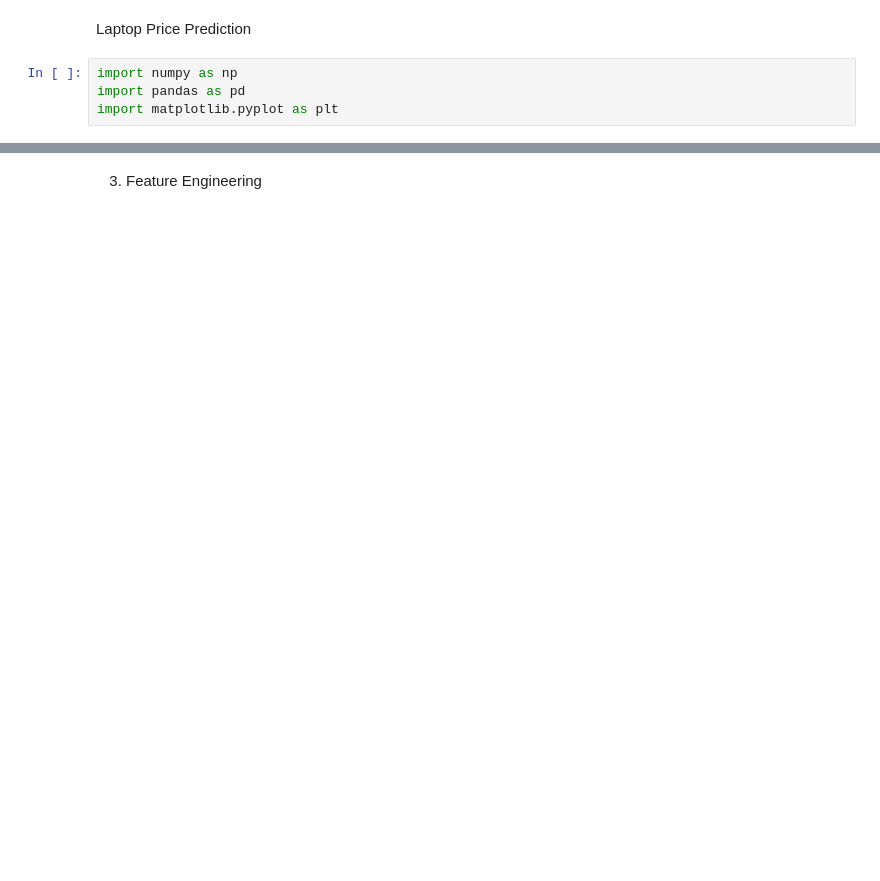
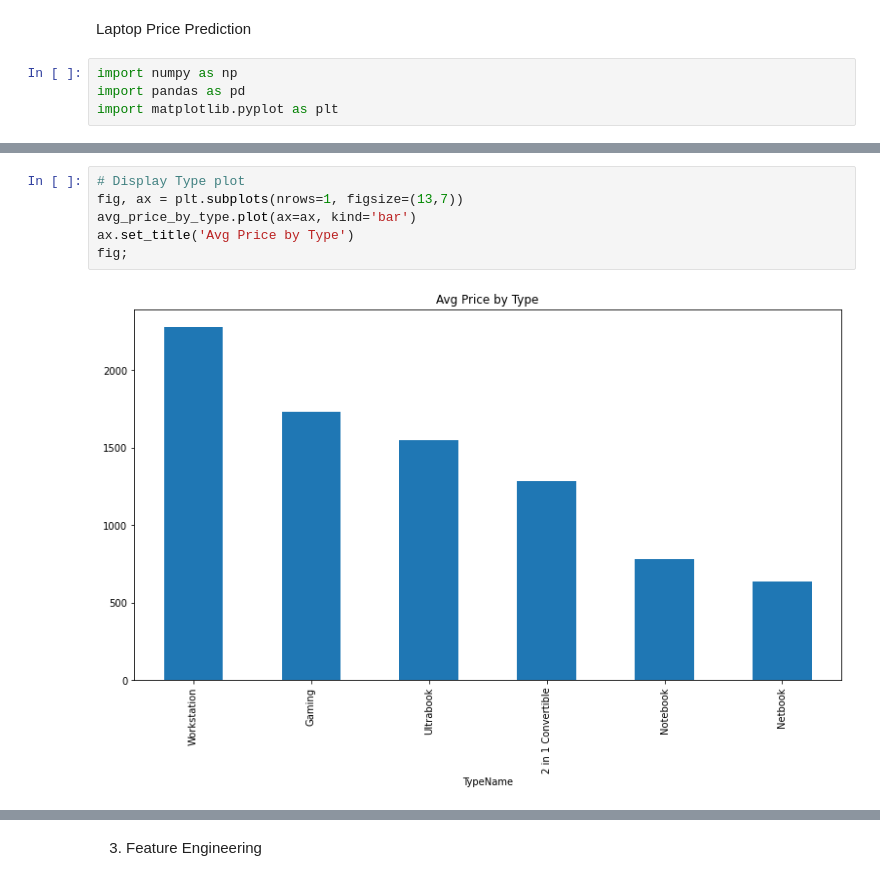
Before and after one commit to msak1612/Laptop-Price-Prediction, a Jupyter notebook: Laptop_price_prediction/laptop_price_prediction.ipynb, the cells around one changed output, grey strips where cells are left out. Cells and saved outputs as stored; diff of their text form; blank space fills up the shorter version.

```diff
--- a/Laptop_price_prediction/laptop_price_prediction.ipynb
+++ b/Laptop_price_prediction/laptop_price_prediction.ipynb
@@ -243,0 +82,8 @@ Name: Price_euros, dtype: float64
+# %%
+# Display Type plot
+fig, ax = plt.subplots(nrows=1, figsize=(13,7))
+avg_price_by_type.plot(ax=ax, kind='bar')
+ax.set_title('Avg Price by Type')
+fig;
+# %% [output]
+[figure, added]
```
Also changed, not shown: parts of 56 cells of this notebook, 3 other files.
